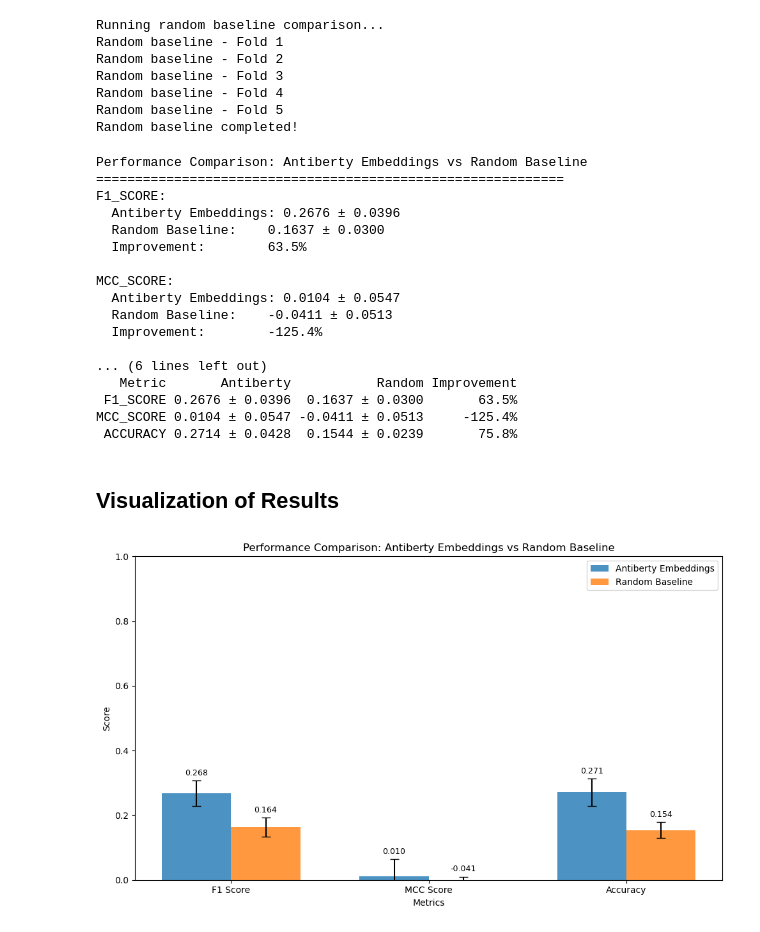
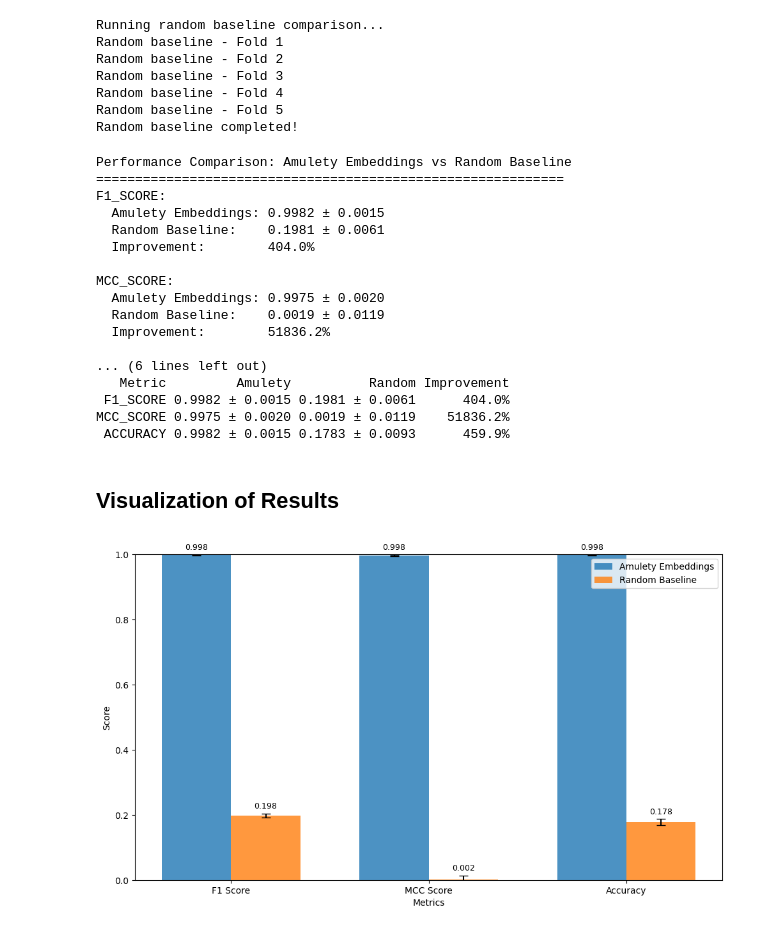
Before and after one commit to immcantation/amulety, a Jupyter notebook: docs/tutorials/ML_tutorial.ipynb, the cells around one changed output. Saved outputs shown, nothing was run; the diff lists cells and outputs as text; code cells hidden in the pictures.

```diff
--- a/docs/tutorials/ML_tutorial.ipynb
+++ b/docs/tutorials/ML_tutorial.ipynb
@@ -152,7 +164,7 @@ print(f"Using {len(heavy_chains)} heavy chain sequences for embedding")
 
 # Take a subset for demonstration
 # please adjust size based on computational resources)
-sample_size = min(1000, len(heavy_chains))
+sample_size = min(10000, len(heavy_chains))
 heavy_sample = heavy_chains.sample(n=sample_size, random_state=42).reset_index(drop=True)
 print(f"Working with {len(heavy_sample)} sequences for demonstration")
 # %% [output]
@@ -168,7 +180,7 @@ if 'duplicate_count' not in heavy_sample.columns:
     heavy_sample['duplicate_count'] = 1
     print("Added duplicate_count column for amulety compatibility")
 
-embeddings = embed_airr(
+embeddings, data = embed_airr(
     airr=heavy_sample,
     chain="H",  # Heavy chain only
     model="antiberty",  # antiBERTy - Antibody BERT model
@@ -252,7 +268,7 @@ Class distribution:
 # %%
 # Filter classes with sufficient samples
-MIN_CLASS_SIZE = 20  # Minimum samples per class
-MAX_CLASS_SIZE = 200  # Maximum samples per class for balanced training
+MIN_CLASS_SIZE = 200  # Minimum samples per class
+MAX_CLASS_SIZE = 2000  # Maximum samples per class for balanced training
 
 # Keep only classes with sufficient samples
 valid_classes = [cls for cls, count in class_counts.items() if count >= MIN_CLASS_SIZE]
@@ -545,7 +561,7 @@ Random baseline - Fold 5
 Random baseline completed!
 # %%
 # Compare results
-print("Performance Comparison: Antiberty Embeddings vs Random Baseline")
+print("Performance Comparison: Amulety Embeddings vs Random Baseline")
 print("=" * 60)
 
 comparison_data = []
@@ -558,13 +574,13 @@ for metric in ['f1_score', 'mcc_score', 'accuracy']:
 
     comparison_data.append({
         'Metric': metric.upper(),
-        'Antiberty': f"{amulety_mean:.4f} ± {amulety_std:.4f}",
+        'Amulety': f"{amulety_mean:.4f} ± {amulety_std:.4f}",
         'Random': f"{random_mean:.4f} ± {random_std:.4f}",
         'Improvement': f"{improvement:.1f}%"
     })
 
     print(f"{metric.upper()}:")
-    print(f"  Antiberty Embeddings: {amulety_mean:.4f} ± {amulety_std:.4f}")
+    print(f"  Amulety Embeddings: {amulety_mean:.4f} ± {amulety_std:.4f}")
     print(f"  Random Baseline:    {random_mean:.4f} ± {random_std:.4f}")
     print(f"  Improvement:        {improvement:.1f}%")
     print()
@@ -573,23 +589,23 @@ comparison_df = pd.DataFrame(comparison_data)
 print("Summary Table:")
 print(comparison_df.to_string(index=False))
 # %% [output]
-Performance Comparison: Antiberty Embeddings vs Random Baseline
+Performance Comparison: Amulety Embeddings vs Random Baseline
 ============================================================
 F1_SCORE:
-  Antiberty Embeddings: 0.2676 ± 0.0396
-  Random Baseline:    0.1637 ± 0.0300
-  Improvement:        63.5%
+  Amulety Embeddings: 0.9982 ± 0.0015
+  Random Baseline:    0.1981 ± 0.0061
+  Improvement:        404.0%
 
 MCC_SCORE:
-  Antiberty Embeddings: 0.0104 ± 0.0547
-  Random Baseline:    -0.0411 ± 0.0513
-  Improvement:        -125.4%
+  Amulety Embeddings: 0.9975 ± 0.0020
+  Random Baseline:    0.0019 ± 0.0119
+  Improvement:        51836.2%
 
 ... (6 lines left out)
-   Metric       Antiberty           Random Improvement
- F1_SCORE 0.2676 ± 0.0396  0.1637 ± 0.0300       63.5%
-MCC_SCORE 0.0104 ± 0.0547 -0.0411 ± 0.0513     -125.4%
- ACCURACY 0.2714 ± 0.0428  0.1544 ± 0.0239       75.8%
+   Metric         Amulety          Random Improvement
+ F1_SCORE 0.9982 ± 0.0015 0.1981 ± 0.0061      404.0%
+MCC_SCORE 0.9975 ± 0.0020 0.0019 ± 0.0119    51836.2%
+ ACCURACY 0.9982 ± 0.0015 0.1783 ± 0.0093      459.9%
 # %% [markdown]
 ## Visualization of Results
 # %%
@@ -604,36 +620,36 @@ width = 0.35
 
 amulety_means = [results_df[metric].mean() for metric in metrics]
 amulety_stds = [results_df[metric].std() for metric in metrics]
 random_means = [random_df[metric].mean() for metric in metrics]
 random_stds = [random_df[metric].std() for metric in metrics]
 
 bars1 = ax.bar(x - width/2, amulety_means, width, yerr=amulety_stds,
-               label='Antiberty Embeddings', alpha=0.8, capsize=5)
+               label='Amulety Embeddings', alpha=0.8, capsize=5)
 bars2 = ax.bar(x + width/2, random_means, width, yerr=random_stds,
                label='Random Baseline', alpha=0.8, capsize=5)
 
 ax.set_xlabel('Metrics')
 ax.set_ylabel('Score')
-ax.set_title('Performance Comparison: Antiberty Embeddings vs Random Baseline')
+# ax.set_title('Performance Comparison: Amulety Embeddings vs Random Baseline')
 ax.set_xticks(x)
 ax.set_xticklabels(metric_names)
 ax.legend()
 ax.set_ylim(0, 1)
 
 # Add value labels on bars
 def add_value_labels(bars, values, stds):
     for bar, val, std in zip(bars, values, stds):
         height = bar.get_height()
         ax.text(bar.get_x() + bar.get_width()/2., height + std + 0.01,
                 f'{val:.3f}', ha='center', va='bottom', fontsize=9)
 
 add_value_labels(bars1, amulety_means, amulety_stds)
 add_value_labels(bars2, random_means, random_stds)
 
 plt.tight_layout()
 plt.show()
 # %% [output]
-[figure, old version]
+[figure, new version]
 # %%
 # Save results for future reference
 results_df.to_csv('ml_cv_results.csv', index=False)
```
Also changed, not shown: parts of 13 cells of this notebook.
